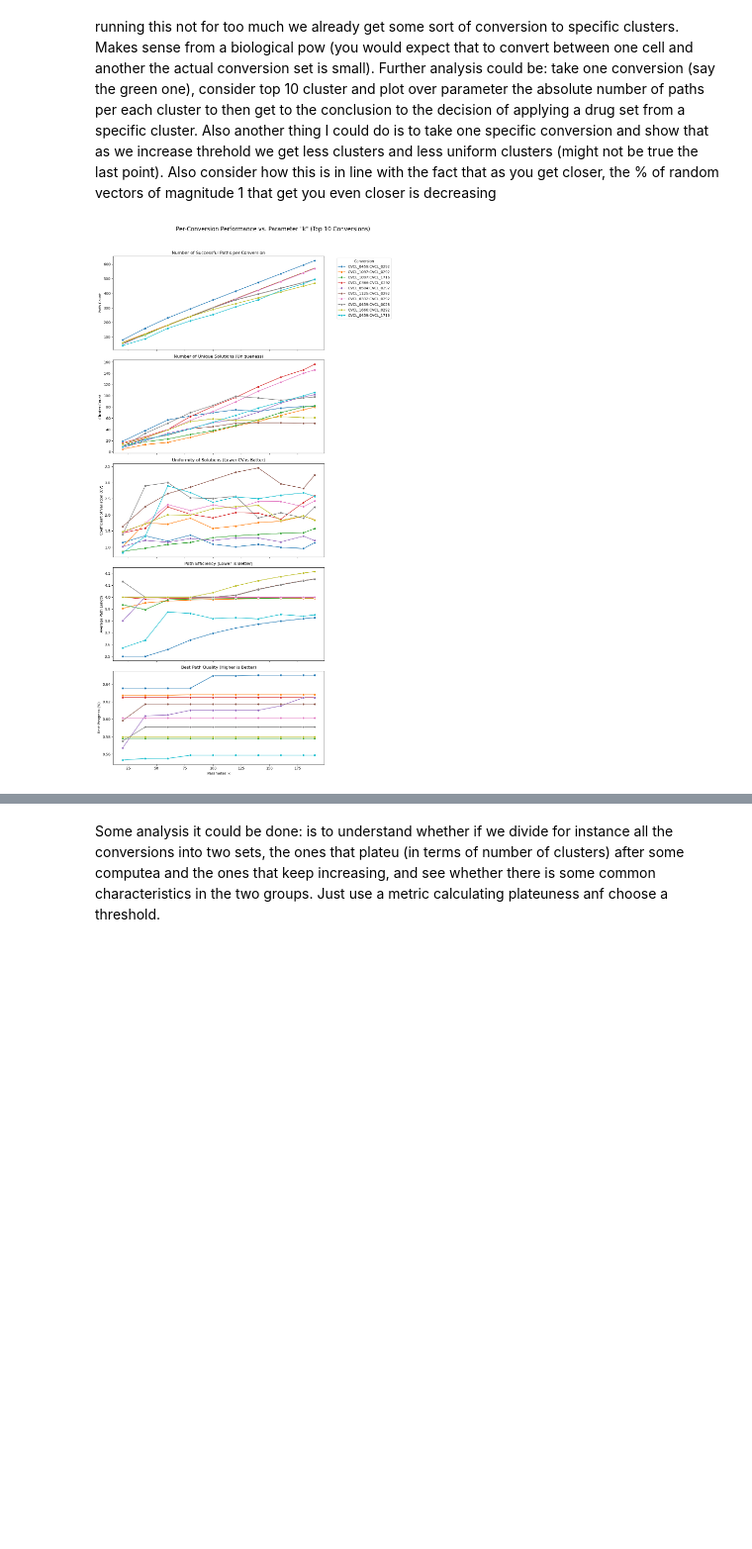
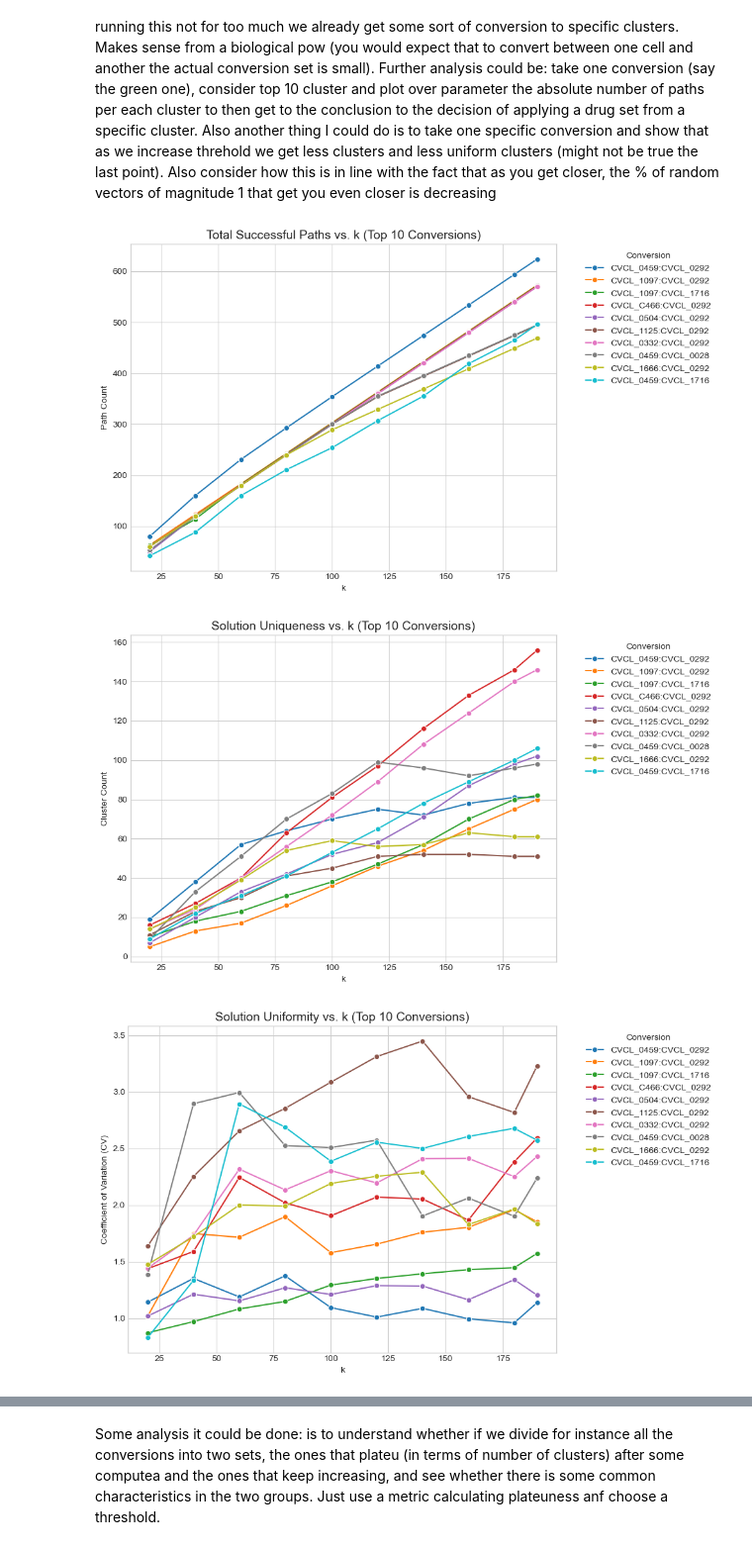
Before and after one commit to jbezney61/RL_single_cell, a Jupyter notebook: analysis/successful_paths_analytics.ipynb, the cells around one changed output, grey strips where cells are left out. Shown at 99% size. Drawn from its saved outputs; the diff is of its cells as text; code cells hidden in the pictures; blank space fills up the shorter version.

```diff
--- a/analysis/successful_paths_analytics.ipynb
+++ b/analysis/successful_paths_analytics.ipynb
@@ -171,24 +174,26 @@ the more you search the less uniformity across clusters you get, the more you ru
 # %%
 # This assumes the files are in the current directory.
 # If they are in a subdirectory, add the path (e.g., 'data_and_models/search_*')
 file_pattern = '../data_and_models/search_results_beam_k*_n5.pkl'
 files_to_analyze = glob.glob(file_pattern)
 
 # --- 2. Define the parameter name and the regex ---
 # The parameter you varied is 'k'.
 # The regex r'_k(\d+)_' finds the number between '_k' and '_'.
 param_name = 'k'
 param_regex = r'_k(\d+)_'
 
 # --- 3. Run the analysis ---
 if files_to_analyze:
-    results_summary, fig, axes = plot_per_conversion_trends(
+    results_summary = plot_per_conversion_trends(
         file_paths=files_to_analyze,
         param_name=param_name,
         param_regex=param_regex,
         top_n=10 # You can adjust how many top conversions to show
     )
 else:
     print(f"No files found matching the pattern: {file_pattern}")
 # %% [output]
-[figure, old version]
+[figure, new version]
+[figure, added]
+[figure, added]
```
Also changed, not shown: parts of 7 cells of this notebook, 26 other files.
